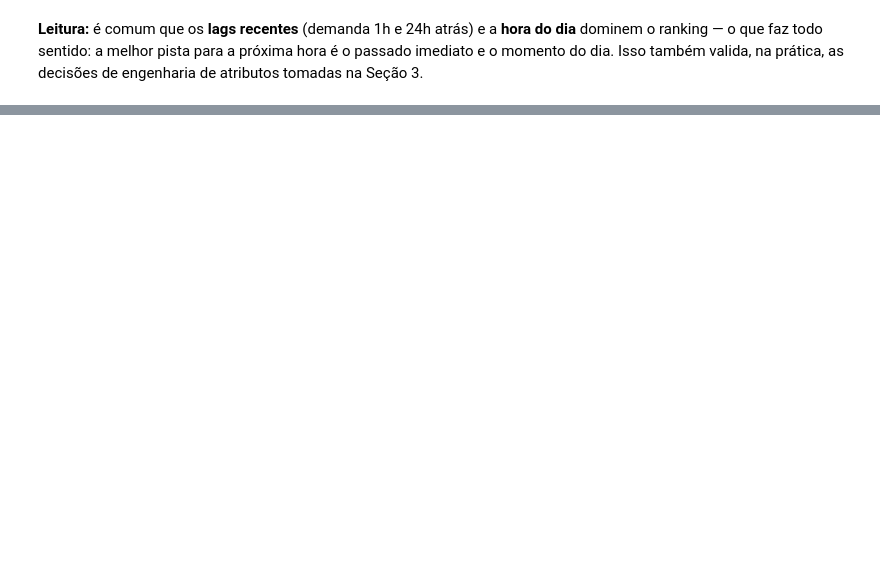
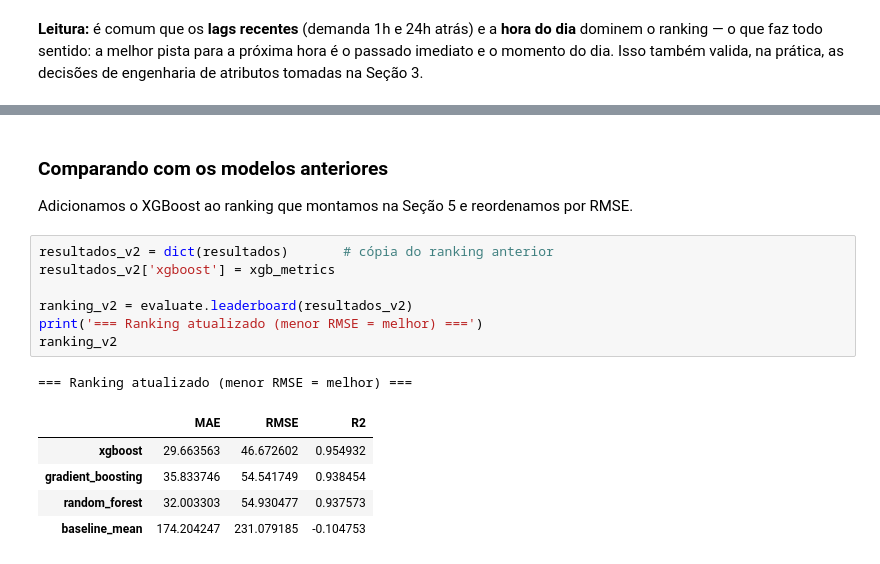
Before and after one commit to roberval1994/ml-demand-forecasting, a Jupyter notebook: notebooks/00_walkthrough.ipynb, the cells around one changed output, grey strips where cells are left out. Drawn from its saved outputs; the diff is of its cells as text; blank space fills up the shorter version.

```diff
--- a/notebooks/00_walkthrough.ipynb
+++ b/notebooks/00_walkthrough.ipynb
@@ -406,0 +486,18 @@ atributos tomadas na Seção 3.
+# %% [markdown]
+### Comparando com os modelos anteriores
+
+Adicionamos o XGBoost ao ranking que montamos na Seção 5 e reordenamos por RMSE.
+# %%
+resultados_v2 = dict(resultados)       # cópia do ranking anterior
+resultados_v2['xgboost'] = xgb_metrics
+
+ranking_v2 = evaluate.leaderboard(resultados_v2)
+print('=== Ranking atualizado (menor RMSE = melhor) ===')
+ranking_v2
+# %% [output]
+=== Ranking atualizado (menor RMSE = melhor) ===
+|  | MAE | RMSE | R2 |
+| xgboost | 29.663563 | 46.672602 | 0.954932 |
+| gradient_boosting | 35.833746 | 54.541749 | 0.938454 |
+| random_forest | 32.003303 | 54.930477 | 0.937573 |
+| baseline_mean | 174.204247 | 231.079185 | -0.104753 |
```
Also changed, not shown: parts of 13 cells of this notebook, 4 other files.
